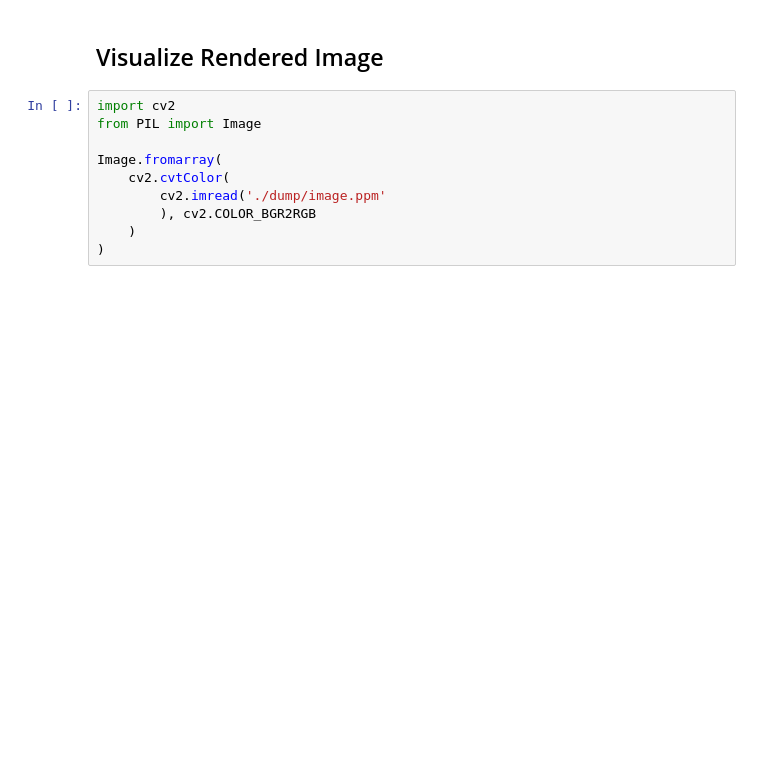
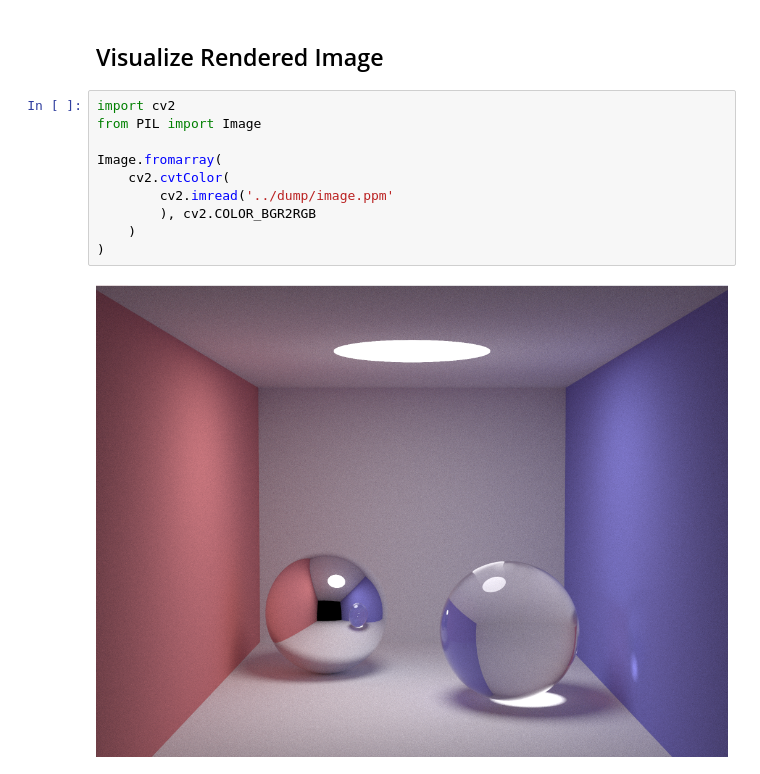
Before and after one commit to soumik12345/Radium, a Jupyter notebook: notebooks/Demo.ipynb, the cells around one changed output. Saved outputs shown, nothing was run; the diff lists cells and outputs as text; blank space fills up the shorter version.

```diff
--- a/notebooks/Demo.ipynb
+++ b/notebooks/Demo.ipynb
@@ -55,10 +55,12 @@ int main() {
 # %%
 import cv2
 from PIL import Image
 
 Image.fromarray(
     cv2.cvtColor(
-        cv2.imread('./dump/image.ppm'
+        cv2.imread('../dump/image.ppm'
         ), cv2.COLOR_BGR2RGB
     )
 )
+# %% [output]
+[figure, added]
```
Also changed, not shown: 5 other files.
